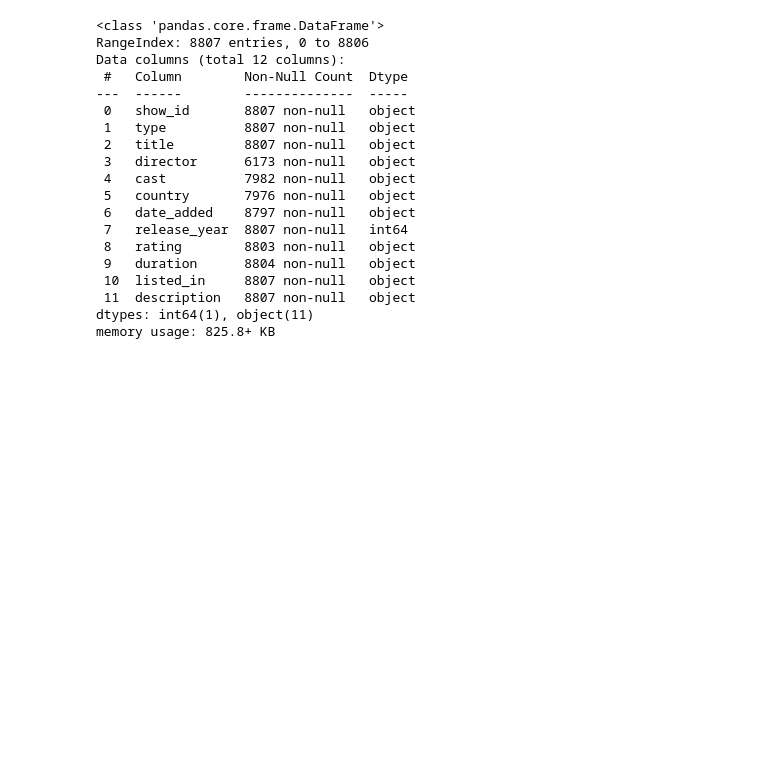
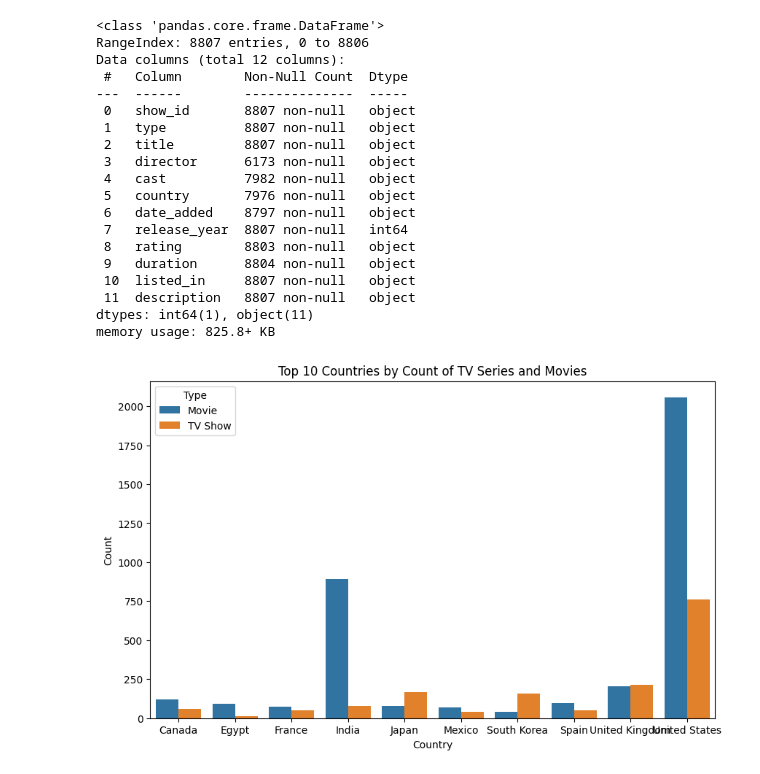
Before and after one commit to yvnalv/Movie-Recommendation, a Jupyter notebook: notebooks/mov_rec.ipynb, the cells around one changed output. Cells and saved outputs as stored; diff of their text form; code cells hidden in the pictures; blank space fills up the shorter version.

```diff
--- a/notebooks/mov_rec.ipynb
+++ b/notebooks/mov_rec.ipynb
@@ -35,3 +35,26 @@ Data columns (total 12 columns):
  11  description   8807 non-null   object
 dtypes: int64(1), object(11)
 memory usage: 825.8+ KB
+# %%
+import matplotlib.pyplot as plt
+import seaborn as sns
+
+# Filter the top 10 countries by total content count
+top_countries = df['country'].value_counts().nlargest(10).index
+filtered_data = df[df['country'].isin(top_countries)]
+
+# Group and count by country and type again
+filtered_country_type_count = filtered_data.groupby(['country', 'type']).size().reset_index(name='count')
+
+# Plot the filtered data
+plt.figure(figsize=(10, 6))
+sns.barplot(data=filtered_country_type_count, x='country', y='count', hue='type')
+
+# Customize the plot
+plt.title('Top 10 Countries by Count of TV Series and Movies')
+plt.xlabel('Country')
+plt.ylabel('Count')
+plt.legend(title='Type')
+plt.show()
+# %% [output]
+[figure, added]
```
